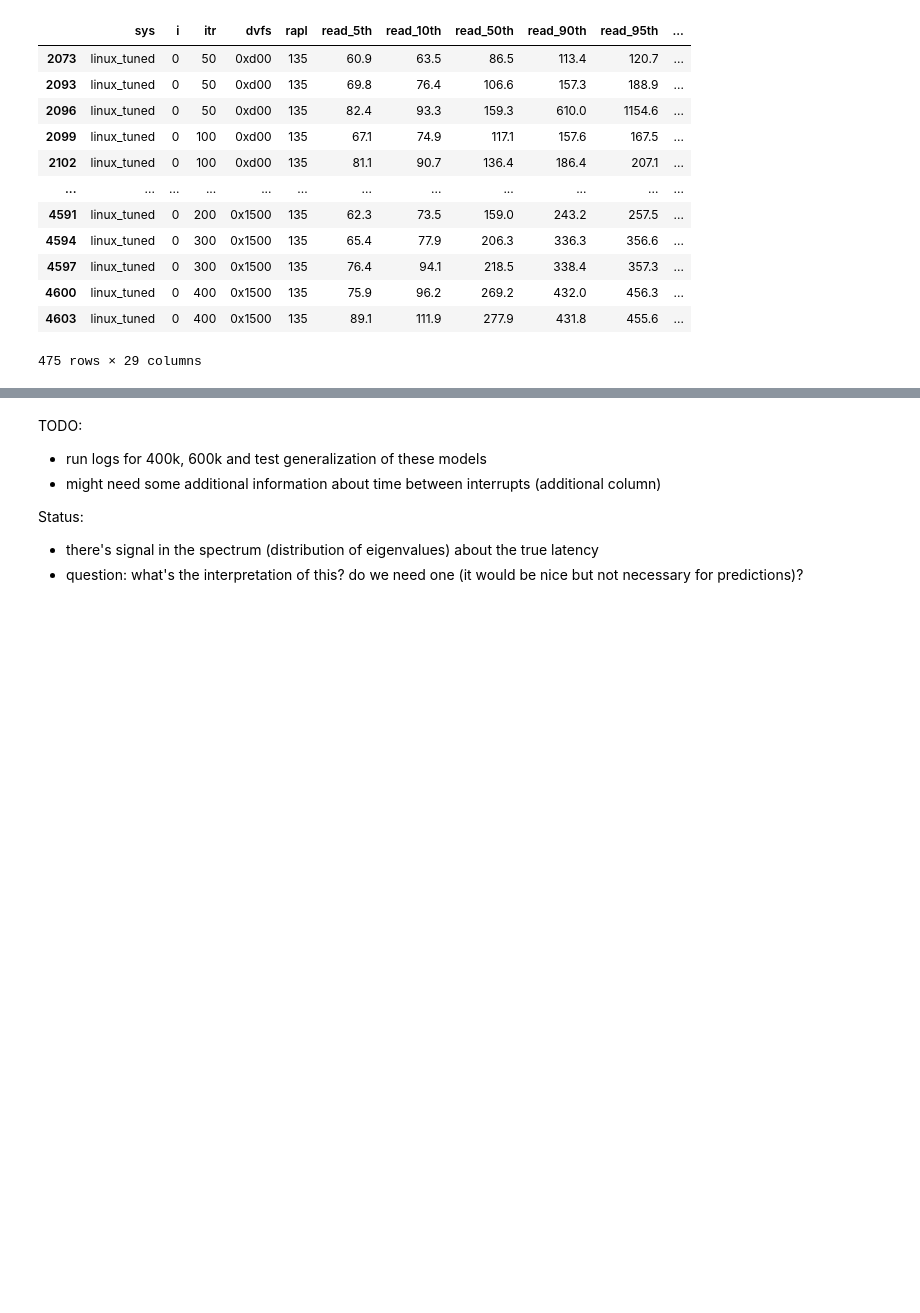
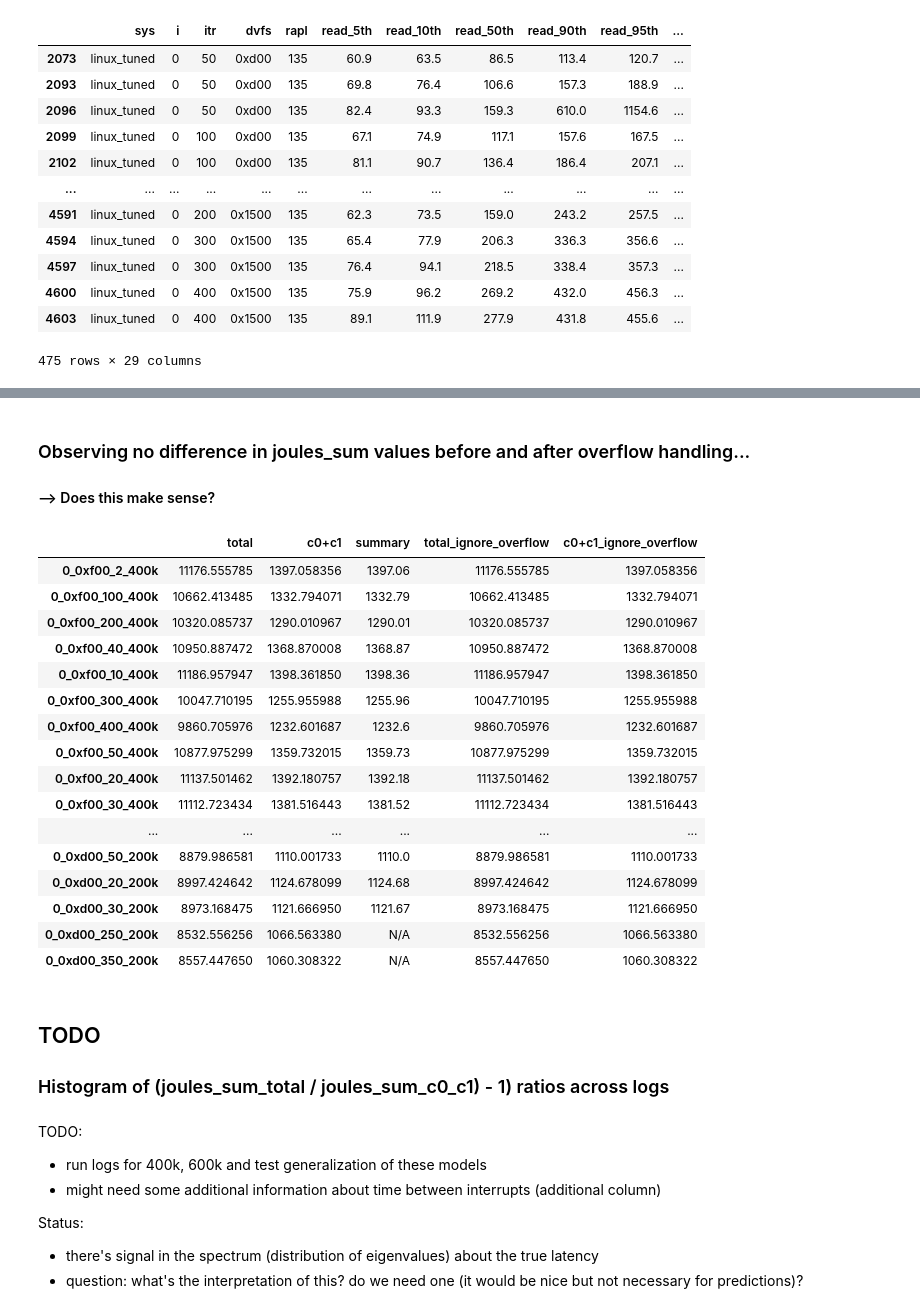
Before and after one commit to awadyn/network_exec_energy_study, a Jupyter notebook: full_logs/Analysis of correlation eigenvalues.ipynb, the cells around one changed output, grey strips where cells are left out. Cells and saved outputs as stored; diff of their text form; code cells hidden in the pictures; blank space fills up the shorter version.

Commit message:
Looking at joules_sum values before and after overflow handling

```diff
--- a/full_logs/Analysis of correlation eigenvalues.ipynb
+++ b/full_logs/Analysis of correlation eigenvalues.ipynb
@@ -240,3 +173,45 @@ summary_df
+# %%
+def compare_joules_sum(df_dir, ignore_overflow):
+    for file in os.listdir(df_dir):
+        print(file)
+
+        # df holding per-core joules_sum for all attempted itr-delay values
+        df_energy_eig = pd.read_csv(df_dir+file, sep = ',')
+
+        itrs = set(list(df_energy_eig['desc'].apply(lambda x: int(x.split('_')[2]))))
+        # constant qps and dvfs per energy_eig file
+        if ignore_overflow:
+            qps = file.split('_')[5].split('.')[0].split('k')[0]
+            dvfs = file.split('_')[4]
+        else:
+            qps = file.split('_')[3].split('.')[0].split('k')[0]
+            dvfs = file.split('_')[2]
+
+        for itr in itrs:
+            t_joules = 0
+            c0_c1_joules = 0
+            summary_joules = 0
+
+            for c in range(0, 16):
+                desc = str(i) + '_' + str(c) + '_' + str(itr) + '_' + dvfs + '_' + str(rapl) + '_' + qps + '000'
+                #print(desc)
+                c_joules_sum = df_energy_eig[df_energy_eig['desc'] == desc]['joules_sum']
+                c_joules_sum = c_joules_sum.values[0]
+                #print('CORE ', c, c_joules_sum)
+                t_joules += c_joules_sum
+                if ((c == 0) | (c == 1)):
+                    c0_c1_joules += c_joules_sum
+
+            summary_joules = summary_df[(summary_df['itr'] == itr) & (summary_df['dvfs'] == dvfs) \
+                                & (summary_df['i'] == 0) & (summary_df['target_QPS'] == int(qps+'000'))]['joules']
+            if (len(summary_joules) == 0):
+                summary_joules = 'N/A'
+            else:
+                summary_joules = summary_joules.values[0]
+            key = str(i) + '_' + dvfs + '_' + str(itr) + '_' + qps + 'k'
+            #dict_energy[key] = {'total': t_joules, 'ignore_overflow_total': ignore_overflow_t, 'c0+c1': c0_c1_joules, 'ignore_overflow_c0+c1': ignore_overflow_c0_c1, 'summary':summary_joules}
+            dict_energy[key] = {'total': t_joules, 'c0+c1': c0_c1_joules, 'summary':summary_joules}
+    return dict_energy
 # %%
 i = 0
 rapl = 135
@@ -301,0 +242,26 @@ energy_eig_0xd00_200k.csv
+# %% [markdown]
+### Observing no difference in joules_sum values before and after overflow handling...
+#### --> Does this make sense?
+# %%
+pd.concat([df_energy, df_energy_ignore_overflow], axis=1)
+# %% [output]
+|  | total | c0+c1 | summary | total_ignore_overflow | c0+c1_ignore_overflow |
+| 0_0xf00_2_400k | 11176.555785 | 1397.058356 | 1397.06 | 11176.555785 | 1397.058356 |
+| 0_0xf00_100_400k | 10662.413485 | 1332.794071 | 1332.79 | 10662.413485 | 1332.794071 |
+| 0_0xf00_200_400k | 10320.085737 | 1290.010967 | 1290.01 | 10320.085737 | 1290.010967 |
+| 0_0xf00_40_400k | 10950.887472 | 1368.870008 | 1368.87 | 10950.887472 | 1368.870008 |
+| 0_0xf00_10_400k | 11186.957947 | 1398.361850 | 1398.36 | 11186.957947 | 1398.361850 |
+| 0_0xf00_300_400k | 10047.710195 | 1255.955988 | 1255.96 | 10047.710195 | 1255.955988 |
+| 0_0xf00_400_400k | 9860.705976 | 1232.601687 | 1232.6 | 9860.705976 | 1232.601687 |
+| 0_0xf00_50_400k | 10877.975299 | 1359.732015 | 1359.73 | 10877.975299 | 1359.732015 |
+| 0_0xf00_20_400k | 11137.501462 | 1392.180757 | 1392.18 | 11137.501462 | 1392.180757 |
+| 0_0xf00_30_400k | 11112.723434 | 1381.516443 | 1381.52 | 11112.723434 | 1381.516443 |
+| ... | ... | ... | ... | ... | ... |
+| 0_0xd00_50_200k | 8879.986581 | 1110.001733 | 1110.0 | 8879.986581 | 1110.001733 |
+| 0_0xd00_20_200k | 8997.424642 | 1124.678099 | 1124.68 | 8997.424642 | 1124.678099 |
+| 0_0xd00_30_200k | 8973.168475 | 1121.666950 | 1121.67 | 8973.168475 | 1121.666950 |
+| 0_0xd00_250_200k | 8532.556256 | 1066.563380 | N/A | 8532.556256 | 1066.563380 |
+| 0_0xd00_350_200k | 8557.447650 | 1060.308322 | N/A | 8557.447650 | 1060.308322 |
+# %% [markdown]
+## TODO
+### Histogram of (joules_sum_total / joules_sum_c0_c1) - 1) ratios across logs
```
Also changed, not shown: parts of 13 cells of this notebook, 4 other files.
